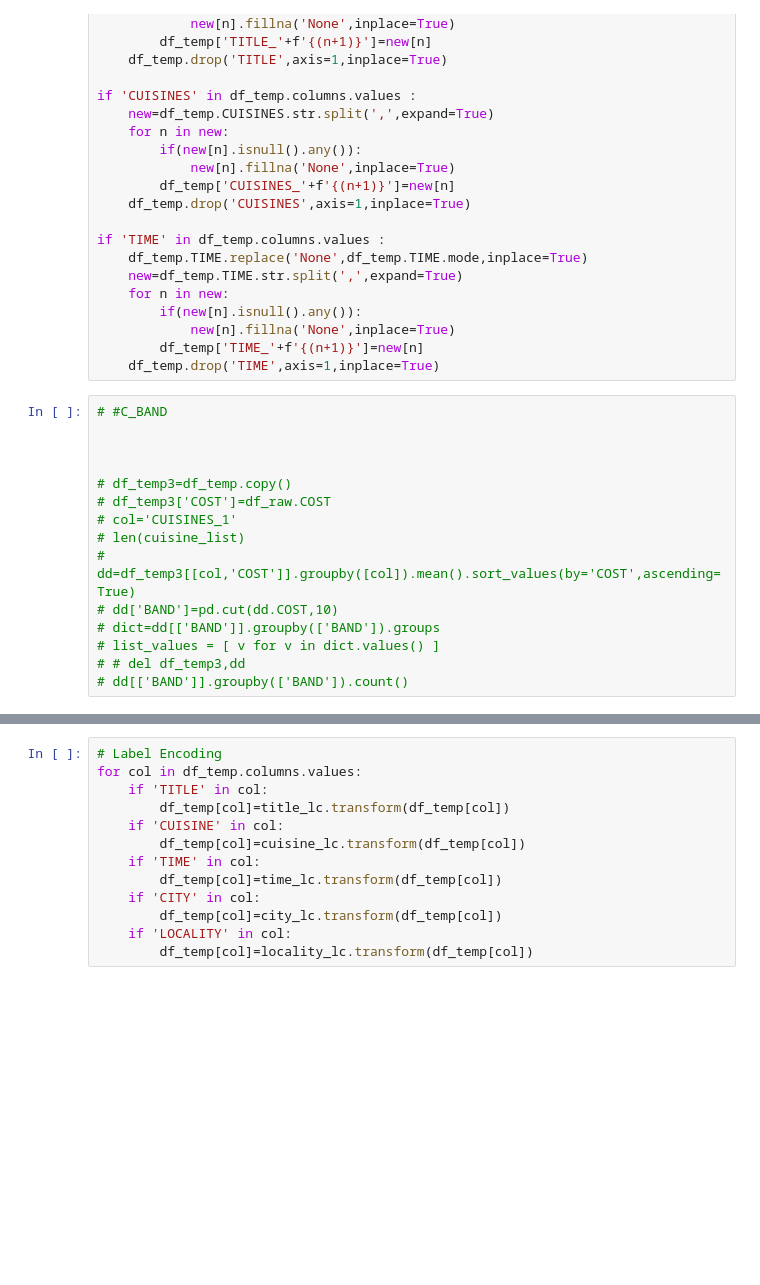
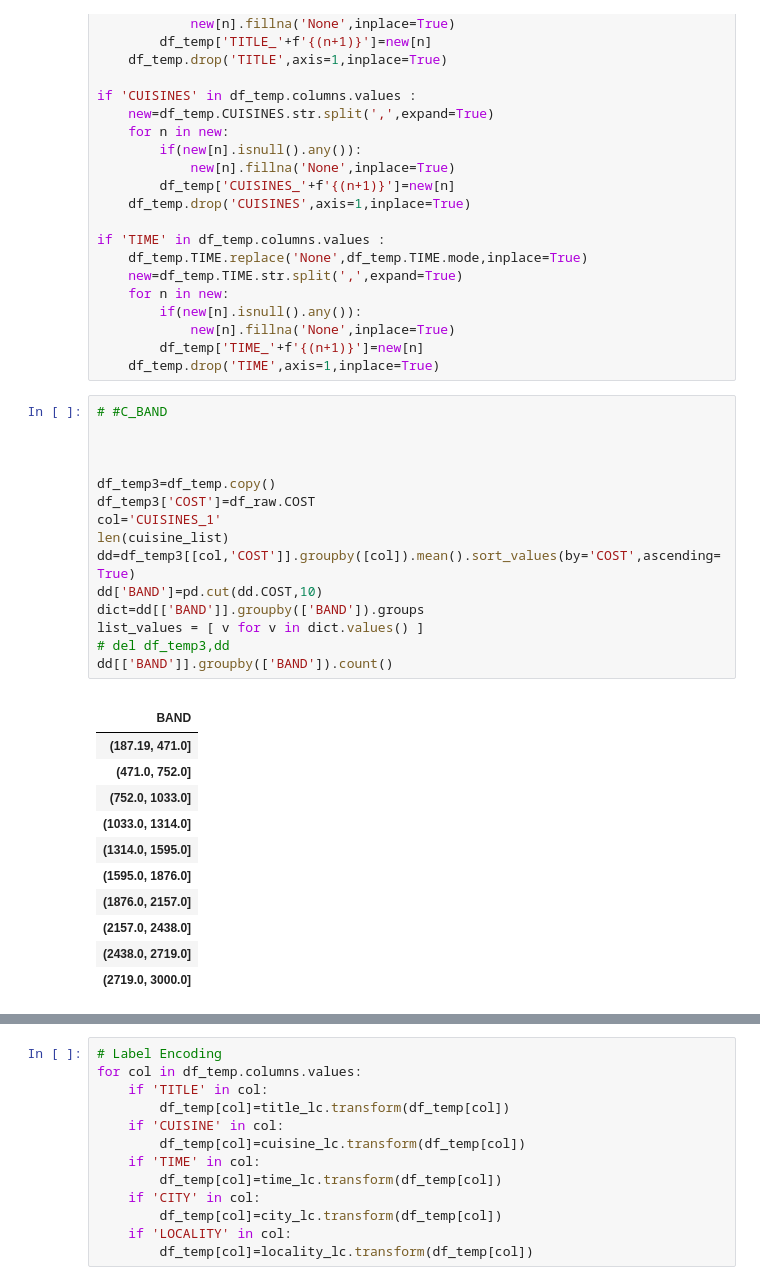
Before and after one commit to selvanath-a/ML-repo, a Jupyter notebook: MachineHack/Resto.ipynb, the cells around one changed output, grey strips where cells are left out. Drawn from its saved outputs; the diff is of its cells as text; blank space fills up the shorter version.

```diff
--- a/MachineHack/Resto.ipynb
+++ b/MachineHack/Resto.ipynb
@@ -426,18 +409,31 @@ if 'TIME' in df_temp.columns.values :
 # %%
 # #C_BAND
 
 
 
-# df_temp3=df_temp.copy()
-# df_temp3['COST']=df_raw.COST
-# col='CUISINES_1'
-# len(cuisine_list)
-# dd=df_temp3[[col,'COST']].groupby([col]).mean().sort_values(by='COST',ascending=True)
-# dd['BAND']=pd.cut(dd.COST,10)
-# dict=dd[['BAND']].groupby(['BAND']).groups
-# list_values = [ v for v in dict.values() ]
-# # del df_temp3,dd
-# dd[['BAND']].groupby(['BAND']).count()
+df_temp3=df_temp.copy()
+df_temp3['COST']=df_raw.COST
+col='CUISINES_1'
+len(cuisine_list)
+dd=df_temp3[[col,'COST']].groupby([col]).mean().sort_values(by='COST',ascending=True)
+dd['BAND']=pd.cut(dd.COST,10)
+dict=dd[['BAND']].groupby(['BAND']).groups
+list_values = [ v for v in dict.values() ]
+# del df_temp3,dd
+dd[['BAND']].groupby(['BAND']).count()
+# %% [output]
+|  |
+| BAND |
+| (187.19, 471.0] |
+| (471.0, 752.0] |
+| (752.0, 1033.0] |
+| (1033.0, 1314.0] |
+| (1314.0, 1595.0] |
+| (1595.0, 1876.0] |
+| (1876.0, 2157.0] |
+| (2157.0, 2438.0] |
+| (2438.0, 2719.0] |
+| (2719.0, 3000.0] |
 # %%
 df_temp3=df_temp.copy()
 df_temp3['COST']=df_raw.COST
```
Also changed, not shown: parts of 12 cells of this notebook.
